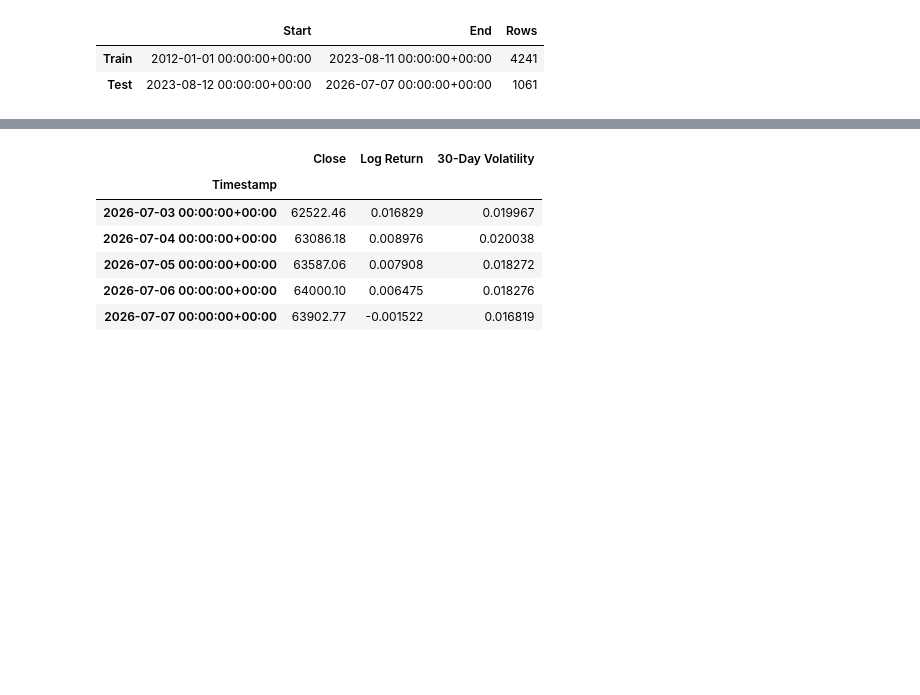
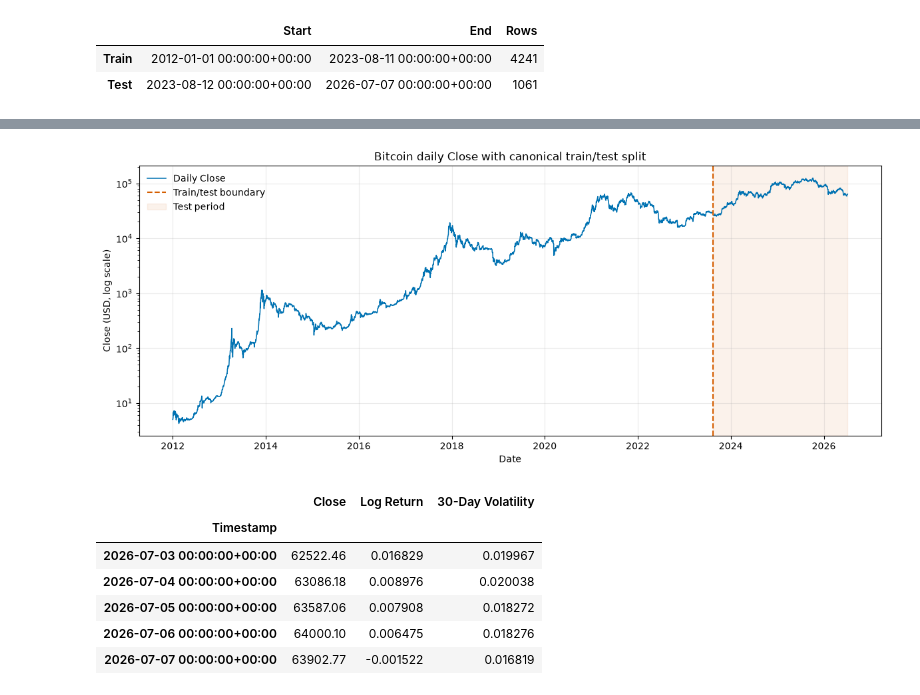
Before and after one commit to mdsoadsolaiman/Time-Series-Foundation-Models, a Jupyter notebook: notebooks/01_Bitcoin_Data_EDA.ipynb, the cells around one changed output, grey strips where cells are left out. Saved outputs shown, nothing was run; the diff lists cells and outputs as text; code cells hidden in the pictures; blank space fills up the shorter version.

```diff
--- a/notebooks/01_Bitcoin_Data_EDA.ipynb
+++ b/notebooks/01_Bitcoin_Data_EDA.ipynb
@@ -56 +82,17 @@ pd.DataFrame({'Start':[train.index.min(),test.index.min()],'End':[train.index.ma
+# %%
+import matplotlib.pyplot as plt
+
+# Plot the full target history and annotate the canonical split.
+fig, ax = plt.subplots(figsize=(12, 5))
+ax.plot(target.index, target, color='#0072B2', linewidth=1.1, label='Daily Close')
+ax.axvline(test.index.min(), color='#D55E00', linestyle='--', linewidth=1.5, label='Train/test boundary')
+ax.axvspan(test.index.min(), target.index.max(), color='#D55E00', alpha=0.08, label='Test period')
+ax.set_yscale('log')
+ax.set(title='Bitcoin daily Close with canonical train/test split', xlabel='Date', ylabel='Close (USD, log scale)')
+ax.grid(alpha=0.25)
+ax.legend(frameon=False)
+fig.tight_layout()
+plt.show()
+# %% [output]
+[figure, added]
 # %%
```
Also changed, not shown: parts of 9 cells of this notebook.
